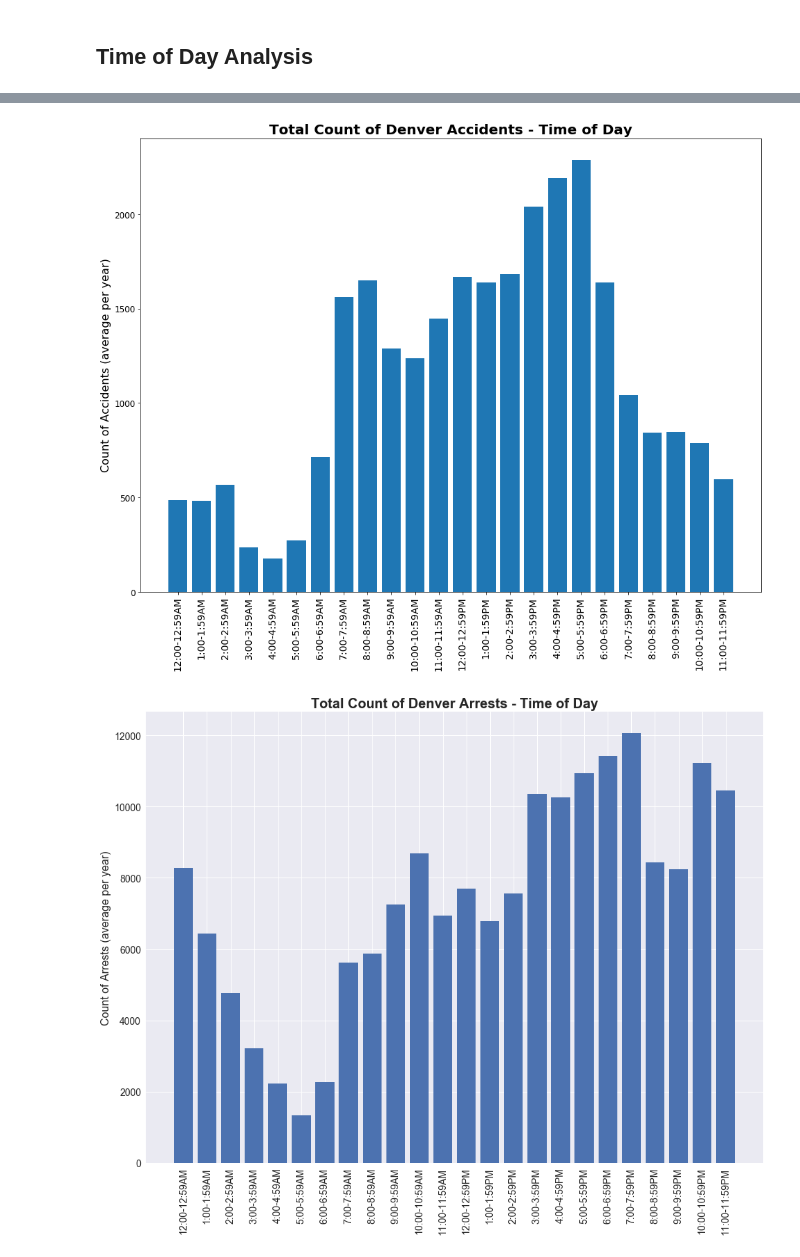
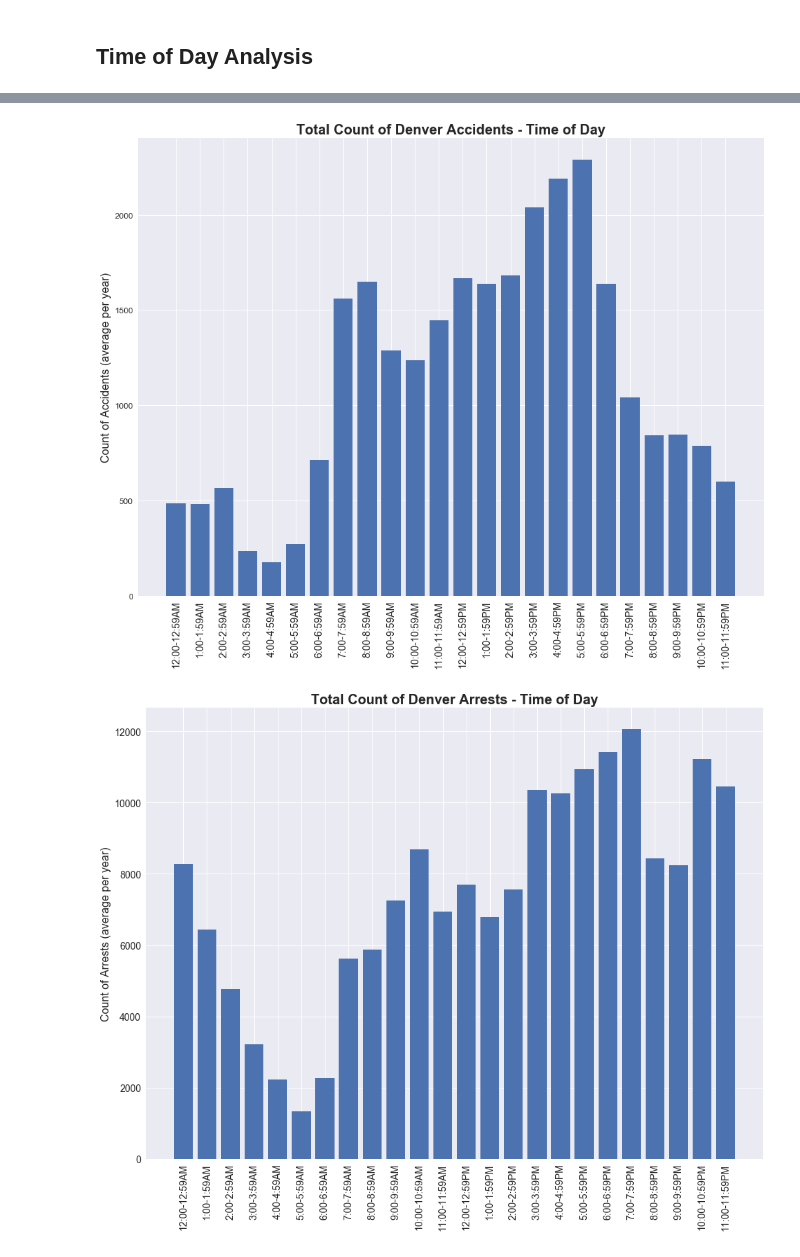
Before and after one commit to LRenkel/Project_1_Denver_Neighborhood_Analysis, a Jupyter notebook: Denver Arrests and Accidents with Analysis.ipynb, the cells around one changed output, grey strips where cells are left out. Drawn from its saved outputs; the diff is of its cells as text; code cells hidden in the pictures.

```diff
--- a/Denver Arrests and Accidents with Analysis.ipynb
+++ b/Denver Arrests and Accidents with Analysis.ipynb
@@ -438,5 +438,6 @@ num_years = accidents_by_hour['YEAR'].max() - accidents_by_hour['YEAR'].min()
 accidents_by_hour = accidents_by_hour.groupby(['HOUR']).OFFENSE_ID.count().reset_index()
 accidents_by_hour= accidents_by_hour.rename(columns={'OFFENSE_ID': "ACCIDENT_COUNT"})
 accidents_by_hour['AVG_ACC_PER_YEAR'] = accidents_by_hour['ACCIDENT_COUNT']/num_years
-accidents_by_hour.head()
+accidents_by_hour['%_OF_ACCIDENTS'] = (accidents_by_hour['AVG_ACC_PER_YEAR']/accidents_by_hour['AVG_ACC_PER_YEAR'].sum()*100).map('{:.2f}%'.format)
+accidents_by_hour
 # %% [output]
@@ -449,23 +461,24 @@ accidents_by_hour.head()
 # %%
+sns.set()
 plt.figure(figsize=(16,12))
 x_axis = accidents_by_hour.index
 y_axis = accidents_by_hour['AVG_ACC_PER_YEAR']
 plt.bar(x_axis, y_axis)
 tick_locations = [x for x in accidents_by_hour.index]
 
 plt.title ('Total Count of Denver Accidents - Time of Day', fontsize=20, fontweight='semibold')
 plt.ylabel('Count of Accidents (average per year)', fontsize=16)
 x_labels = ['12:00-12:59AM', '1:00-1:59AM', '2:00-2:59AM', '3:00-3:59AM', '4:00-4:59AM', '5:00-5:59AM', '6:00-6:59AM', '7:00-7:59AM', '8:00-8:59AM',
             '9:00-9:59AM', '10:00-10:59AM', '11:00-11:59AM', '12:00-12:59PM', '1:00-1:59PM', '2:00-2:59PM', '3:00-3:59PM', '4:00-4:59PM', '5:00-5:59PM',
             '6:00-6:59PM', '7:00-7:59PM', '8:00-8:59PM', '9:00-9:59PM', '10:00-10:59PM', '11:00-11:59PM']
 plt.xticks(tick_locations, x_labels, rotation=90, fontsize=14)
 plt.yticks(fontsize=12)
 
 plt.savefig("Accidents_by_TOD.png")
 
 plt.show()
 # %% [output]
-[figure, old version]
+[figure, new version]
 # %%
 arrests_by_hour = df_arrest.loc[df_arrest['YEAR'] < 2018]#Get rid of 2018 data so as not to skew
 arrests_by_hour = df_arrest.loc[df_arrest['YEAR'] > 2011]
```
Also changed, not shown: parts of 10 cells of this notebook.
